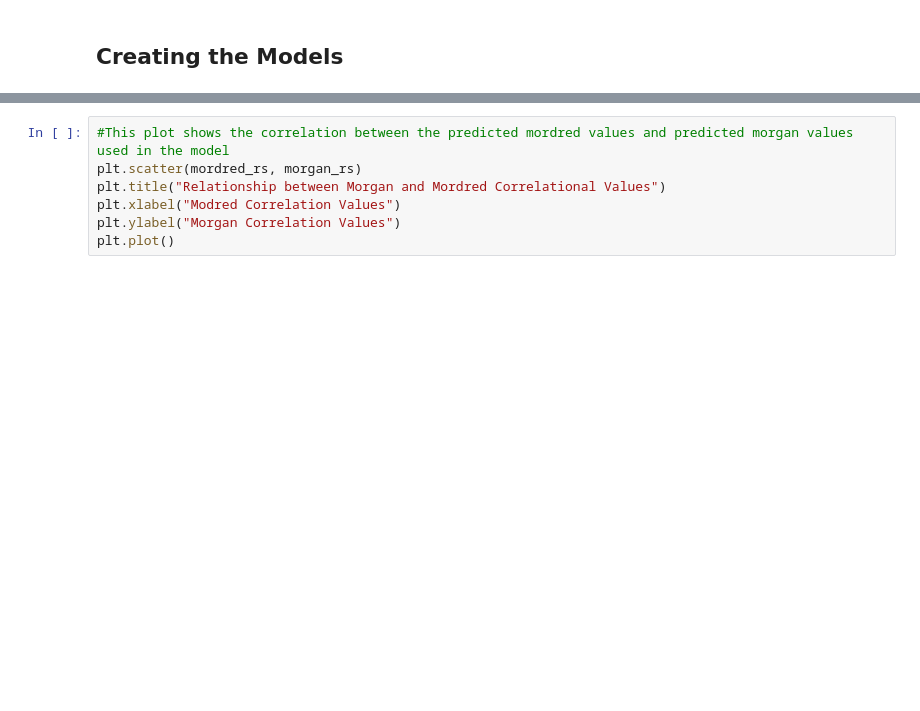
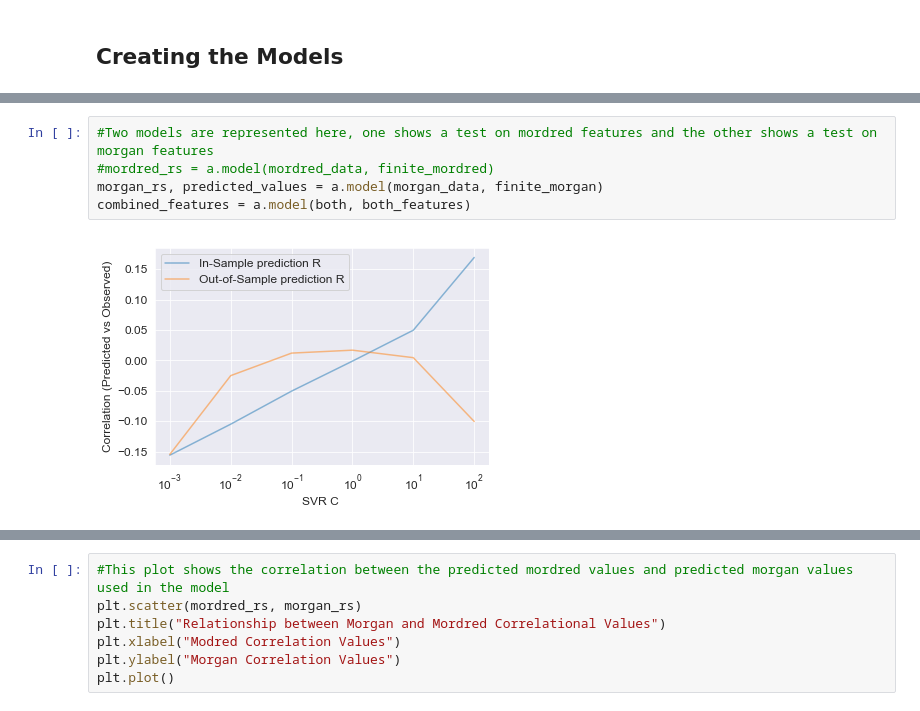
Before and after one commit to rgerkin/enantiomerlist, a Jupyter notebook: OdorantModel.ipynb, the cells around one changed output, grey strips where cells are left out. Saved outputs shown, nothing was run; the diff lists cells and outputs as text; blank space fills up the shorter version.

Commit message:
currently recreating a model and table figures for poster

```diff
--- a/OdorantModel.ipynb
+++ b/OdorantModel.ipynb
@@ -187,0 +211,7 @@ Name: 2, dtype: object
+# %%
+#Two models are represented here, one shows a test on mordred features and the other shows a test on morgan features
+#mordred_rs = a.model(mordred_data, finite_mordred)
+morgan_rs, predicted_values = a.model(morgan_data, finite_morgan)
+combined_features = a.model(both, both_features)
+# %% [output]
+[figure, added]
```
Also changed, not shown: parts of 17 cells of this notebook, 1 other file.
